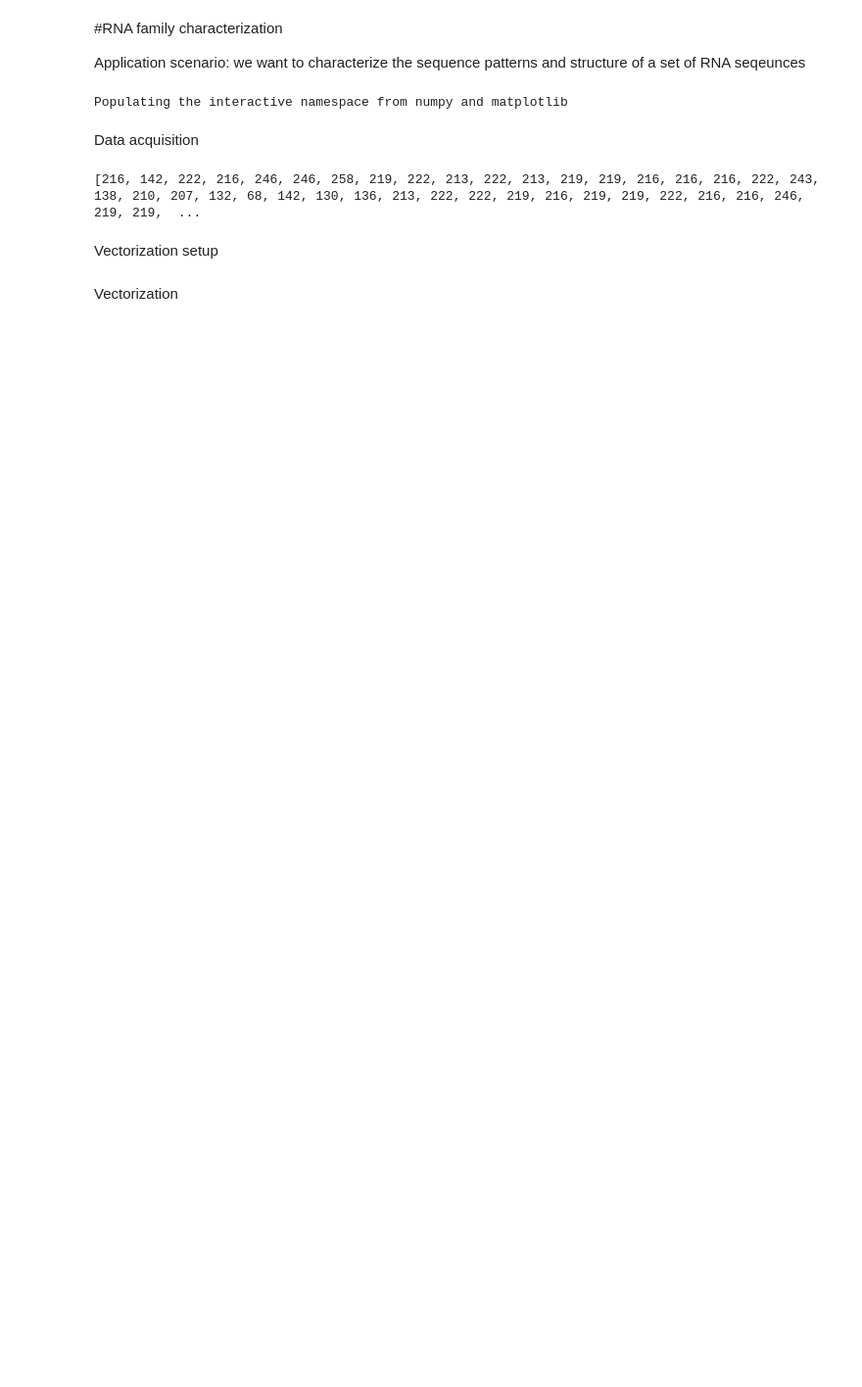
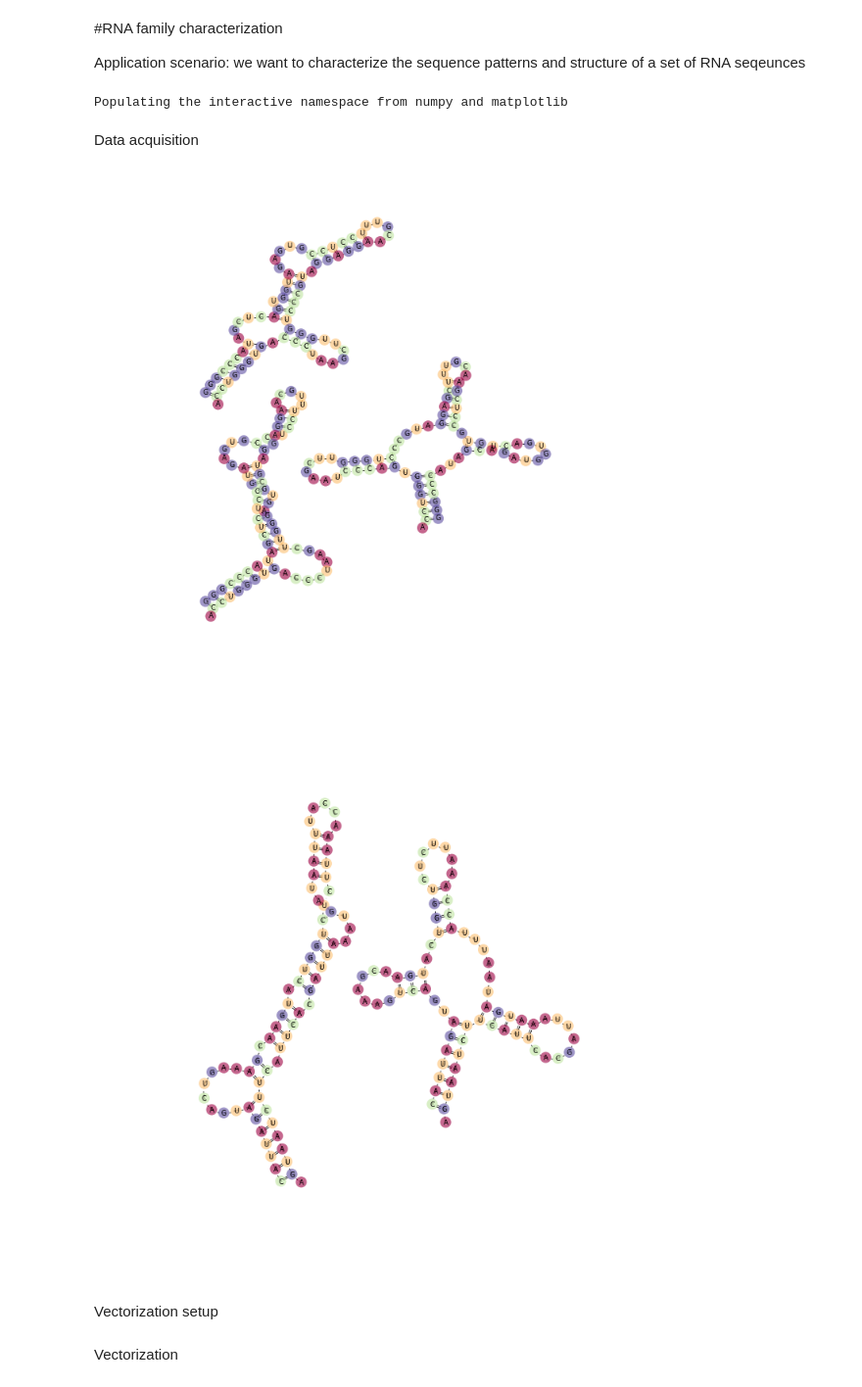
Before and after one commit to fabriziocosta/EDeN, a Jupyter notebook: examples/RNA_single_family.ipynb, the cells around one changed output. Shown at 98% size. Drawn from its saved outputs; the diff is of its cells as text; code cells hidden in the pictures; blank space fills up the shorter version.

```diff
--- a/examples/RNA_single_family.ipynb
+++ b/examples/RNA_single_family.ipynb
@@ -14,28 +14,24 @@ Data acquisition
 rf='RF00005'
 #we compose the correspondent URL to fetch data from RFAM database
 url_string='http://rfam.xfam.org/family/%s/alignment?acc=%s&format=fastau&download=0'%(rf,rf)
+RNAshapes_options = {'shape_type' : 5, 'energy_range' : 25, 'max_num' : 3}
 # %%
 #we create an iterator that converts from FASTA to the Minimum Free Energy graph
 from eden.converter.RNA import RNA_SHAPE
-graphs = RNA_SHAPE.RNA_SHAPE_to_eden(input = url_string, input_type = 'url', shape_type = 5, energy_range = 25, max_num = 3)
+graphs = RNA_SHAPE.RNA_SHAPE_to_eden(input = url_string, input_type = 'url', **RNAshapes_options)
 
 from eden.modifier.graph import vertex_attributes
 graphs = vertex_attributes.colorize(graphs)
-
-
-nn = [g.number_of_nodes() for g in graphs]
-
 
 #for sanity check we iterate on a handful (num) of seqeunces and display the MFE graph
 num = 2
 from eden.util import display
 import itertools as it
-#for g in it.islice(graphs, num):
-    #display.draw_graph(g,size=12,node_border = False, node_size = 200, vertex_color = 'level', colormap='Spectral')
+for g in it.islice(graphs, num):
+    display.draw_graph(g,size=12,node_border = False, node_size = 200, vertex_color = 'level', colormap='Spectral')
+# %% [output]
+[figure, added]
+[figure, added]
-# %%
-print nn
-# %% [output]
-[216, 142, 222, 216, 246, 246, 258, 219, 222, 213, 222, 213, 219, 219, 216, 216, 216, 222, 243, 138, 210, 207, 132, 68, 142, 130, 136, 213, 222, 222, 219, 216, 219, 219, 222, 216, 216, 246, 219, 219,  ...
 # %% [markdown]
 Vectorization setup
 # %%
```
Also changed, not shown: parts of 15 cells of this notebook.
